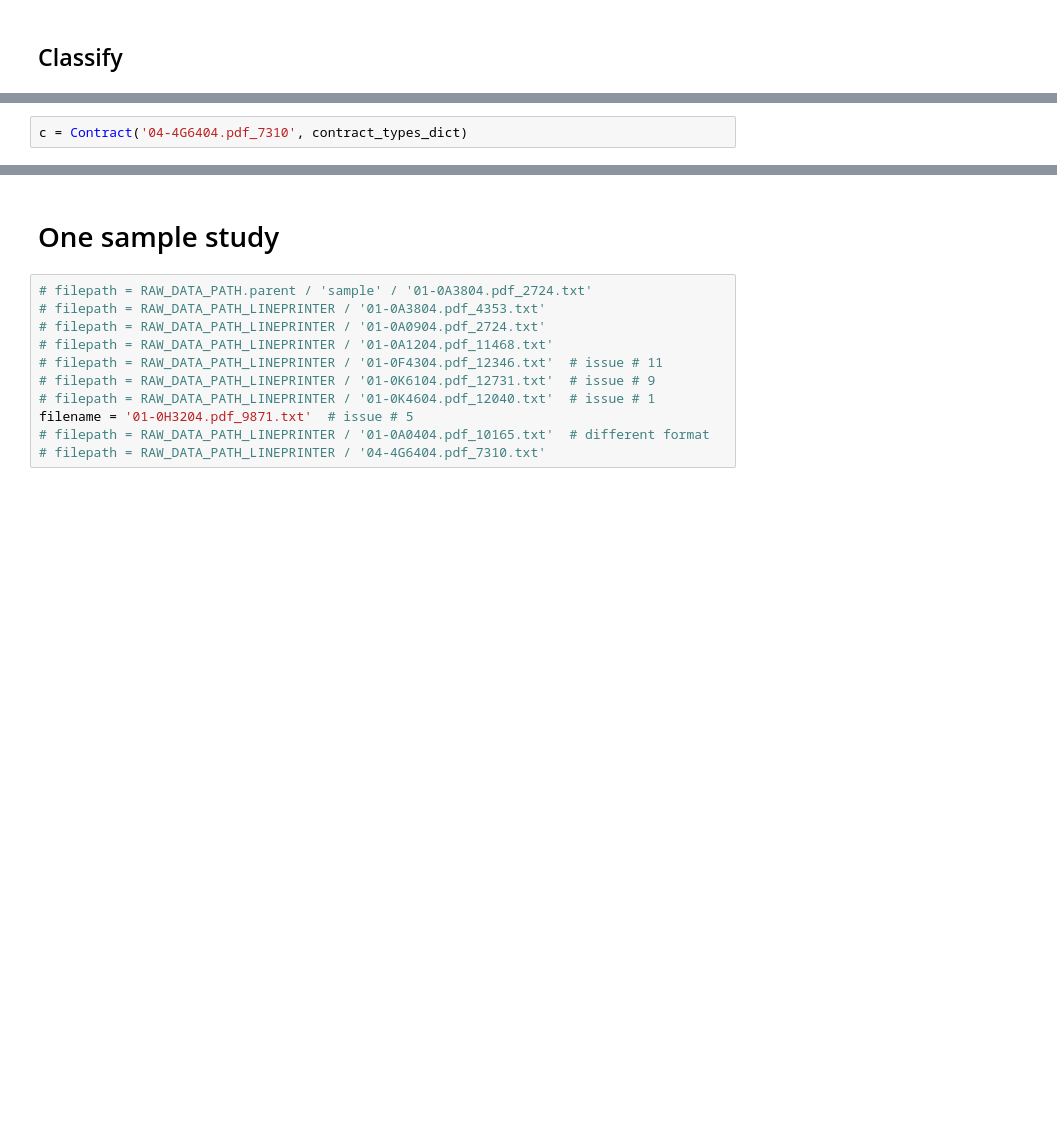
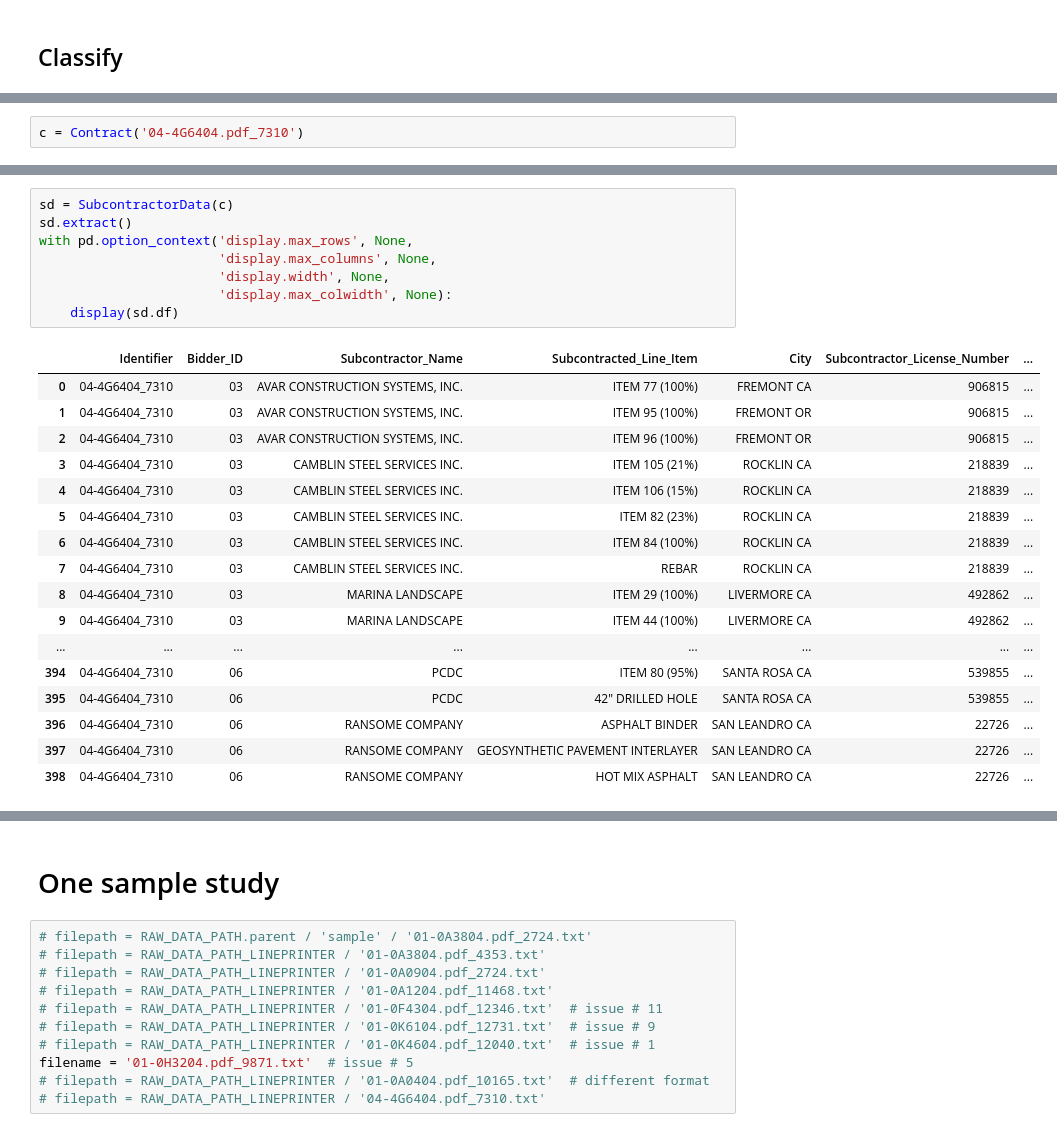
Before and after one commit to nesaboz/caltrans_data_extraction, a Jupyter notebook: test_main.ipynb, the cells around one changed output, grey strips where cells are left out. Drawn from its saved outputs; the diff is of its cells as text; blank space fills up the shorter version.

```diff
--- a/test_main.ipynb
+++ b/test_main.ipynb
@@ -14,3 +40,3 @@ contract_types_dict = get_contract_types_dict()
 # %%
-c = Contract('04-4G6404.pdf_7310', contract_types_dict)
+c = Contract('04-4G6404.pdf_7310')
 # %%
@@ -21,0 +63,26 @@ cbd.get_rows()
+# %%
+sd = SubcontractorData(c)
+sd.extract()
+with pd.option_context('display.max_rows', None,
+                       'display.max_columns', None,
+                       'display.width', None,
+                       'display.max_colwidth', None):
+    display(sd.df)
+# %% [output]
+|  | Identifier | Bidder_ID | Subcontractor_Name | Subcontracted_Line_Item | City | Subcontractor_License_Number | ... |
+| 0 | 04-4G6404_7310 | 03 | AVAR CONSTRUCTION SYSTEMS, INC. | ITEM 77 (100%) | FREMONT CA | 906815 | ... |
+| 1 | 04-4G6404_7310 | 03 | AVAR CONSTRUCTION SYSTEMS, INC. | ITEM 95 (100%) | FREMONT OR | 906815 | ... |
+| 2 | 04-4G6404_7310 | 03 | AVAR CONSTRUCTION SYSTEMS, INC. | ITEM 96 (100%) | FREMONT OR | 906815 | ... |
+| 3 | 04-4G6404_7310 | 03 | CAMBLIN STEEL SERVICES INC. | ITEM 105 (21%) | ROCKLIN CA | 218839 | ... |
+| 4 | 04-4G6404_7310 | 03 | CAMBLIN STEEL SERVICES INC. | ITEM 106 (15%) | ROCKLIN CA | 218839 | ... |
+| 5 | 04-4G6404_7310 | 03 | CAMBLIN STEEL SERVICES INC. | ITEM 82 (23%) | ROCKLIN CA | 218839 | ... |
+| 6 | 04-4G6404_7310 | 03 | CAMBLIN STEEL SERVICES INC. | ITEM 84 (100%) | ROCKLIN CA | 218839 | ... |
+| 7 | 04-4G6404_7310 | 03 | CAMBLIN STEEL SERVICES INC. | REBAR | ROCKLIN CA | 218839 | ... |
+| 8 | 04-4G6404_7310 | 03 | MARINA LANDSCAPE | ITEM 29 (100%) | LIVERMORE CA | 492862 | ... |
+| 9 | 04-4G6404_7310 | 03 | MARINA LANDSCAPE | ITEM 44 (100%) | LIVERMORE CA | 492862 | ... |
+| ... | ... | ... | ... | ... | ... | ... | ... |
+| 394 | 04-4G6404_7310 | 06 | PCDC | ITEM 80 (95%) | SANTA ROSA CA | 539855 | ... |
+| 395 | 04-4G6404_7310 | 06 | PCDC | 42" DRILLED HOLE | SANTA ROSA CA | 539855 | ... |
+| 396 | 04-4G6404_7310 | 06 | RANSOME COMPANY | ASPHALT BINDER | SAN LEANDRO CA | 22726 | ... |
+| 397 | 04-4G6404_7310 | 06 | RANSOME COMPANY | GEOSYNTHETIC PAVEMENT INTERLAYER | SAN LEANDRO CA | 22726 | ... |
+| 398 | 04-4G6404_7310 | 06 | RANSOME COMPANY | HOT MIX ASPHALT | SAN LEANDRO CA | 22726 | ... |
```
Also changed, not shown: parts of 22 cells of this notebook, 6 other files.
